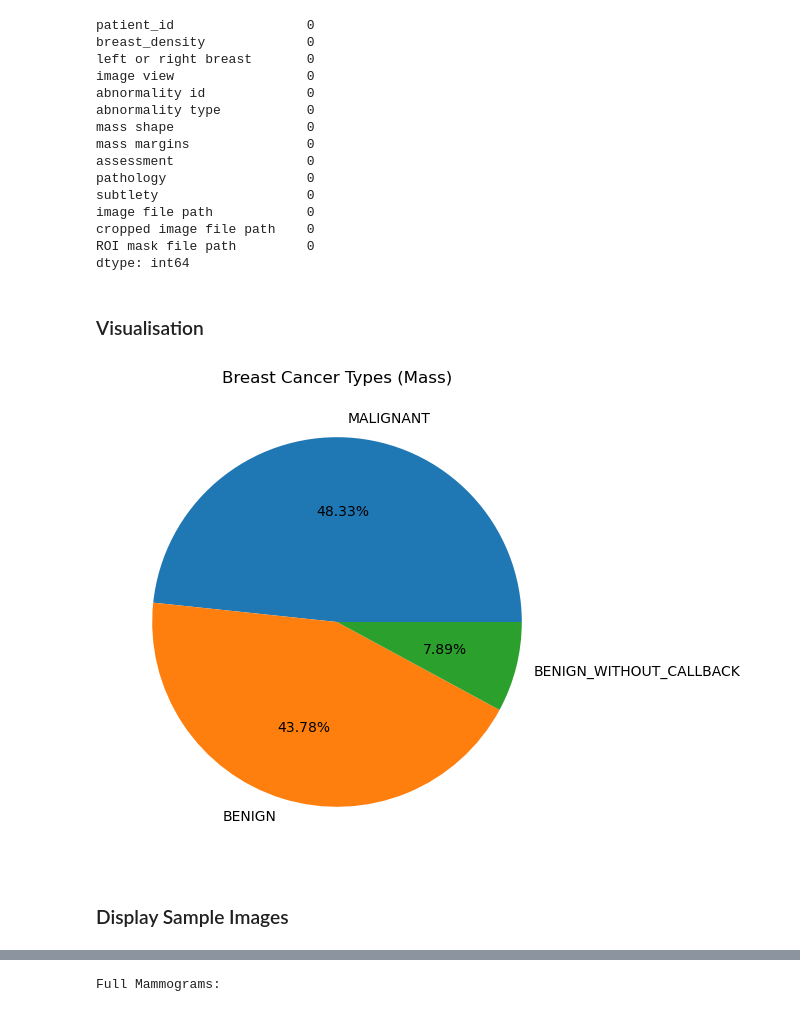
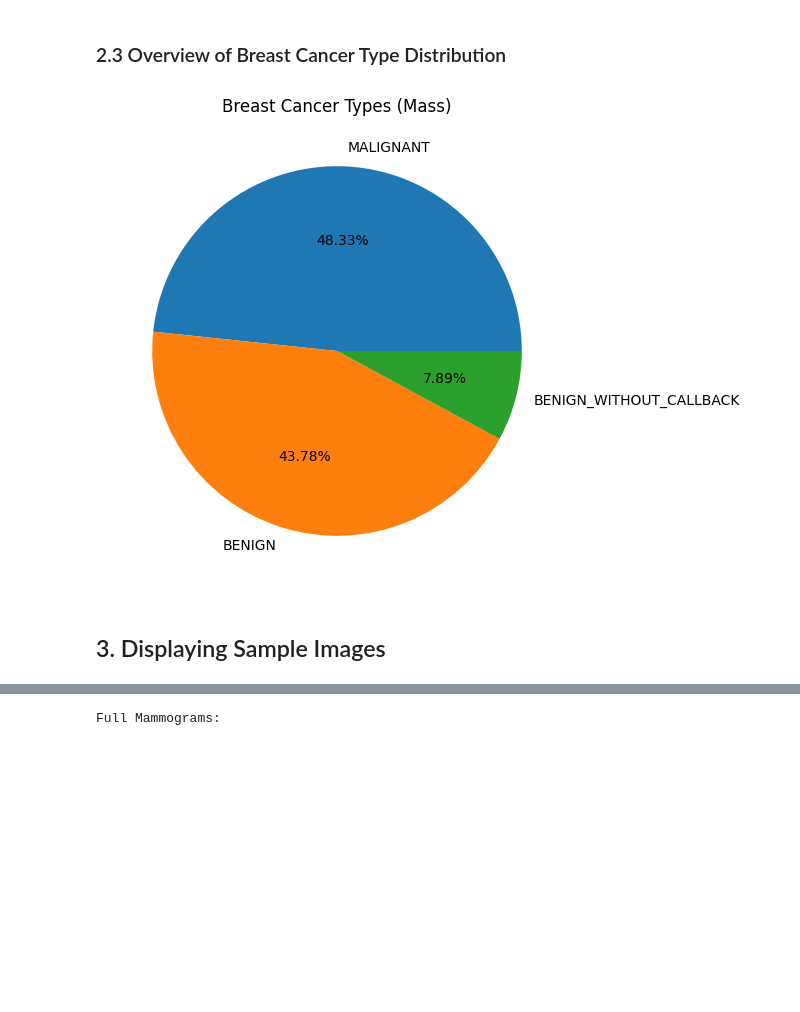
Before and after one commit to we1c0me2s0rapark/UoL-FP, a Jupyter notebook: Test_OriginalData.ipynb, the cells around one changed output, grey strips where cells are left out. Saved outputs shown, nothing was run; the diff lists cells and outputs as text; code cells hidden in the pictures; blank space fills up the shorter version.

```diff
--- a/Test_OriginalData.ipynb
+++ b/Test_OriginalData.ipynb
@@ -205,40 +174,36 @@ ROI mask file path          0
 dtype: int64
-# %%
-# Fill missing values using backwards fill
-mass_test['mass margins'] = mass_test['mass margins'].bfill()
-
-# Re-check the number of missing values
-mass_test.isnull().sum()
-# %% [output]
-patient_id                 0
-breast_density             0
-left or right breast       0
-image view                 0
-abnormality id             0
-abnormality type           0
-mass shape                 0
-mass margins               0
-assessment                 0
-pathology                  0
-subtlety                   0
-image file path            0
-cropped image file path    0
-ROI mask file path         0
-dtype: int64
 # %% [markdown]
-### Visualisation
+### 2.3 Overview of Breast Cancer Type Distribution
 # %%
+#
+# @brief Generates a pie chart to visualise the distribution of breast cancer types.
+#
+# This script uses matplotlib to create a pie chart based on the 'pathology'
+# feature of the training dataset. It displays the proportion of each breast
+# cancer type and saves the plot to a file.
+#
 import matplotlib.pyplot as plt
+
+# Get the value counts for the 'pathology' feature.
+# This counts the number of occurrences for each unique category.
+value = mass_train['pathology'].value_counts()
+
+# Create a figure and axes for the plot with a specified size.
+fig, ax = plt.subplots(figsize=(8, 6))
+
+# Generate the pie chart.
+# 'value' contains the data for the pie slices.
+# 'labels' are the names for each slice, taken from the index of 'value'.
+# 'autopct' formats the percentage displayed on each slice to two decimal places.
+ax.pie(value, labels=value.index, autopct='%1.2f%%')
+
+# Set the title of the pie chart.
+ax.set_title('Breast Cancer Types (Mass)', fontsize=12)
+
+# Display the plot
+plt.show()
+# %% [output]
+[figure, added]
-# %%
-# Pathology distributions
-value = mass_train['pathology'].value_counts()
-plt.figure(figsize=(8,6))
-
-plt.pie(value, labels=value.index, autopct='%1.2f%%')
-plt.title('Breast Cancer Types (Mass)', fontsize=12)
-plt.show()
-# %% [output]
-[figure, removed]
 # %% [markdown]
-### Display Sample Images
+## 3. Displaying Sample Images
 # %%
```
Also changed, not shown: parts of 27 cells of this notebook, 7 other files.
